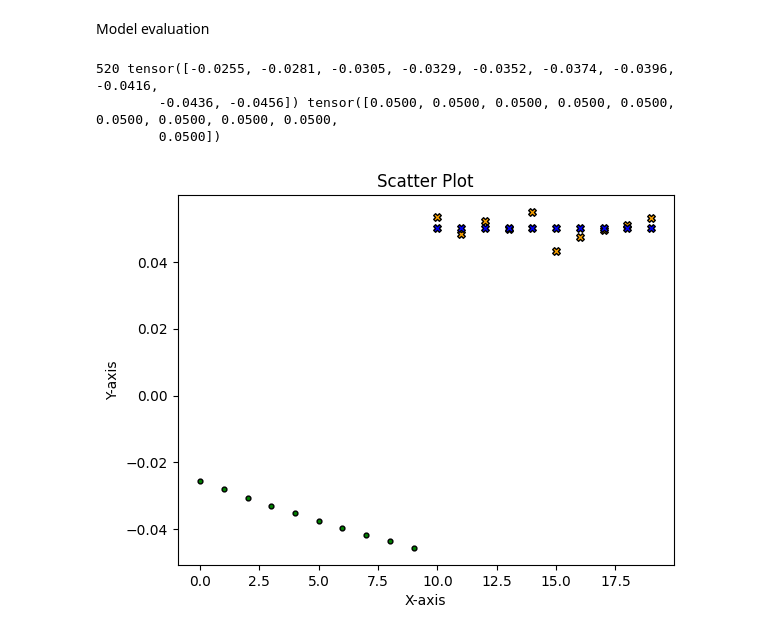
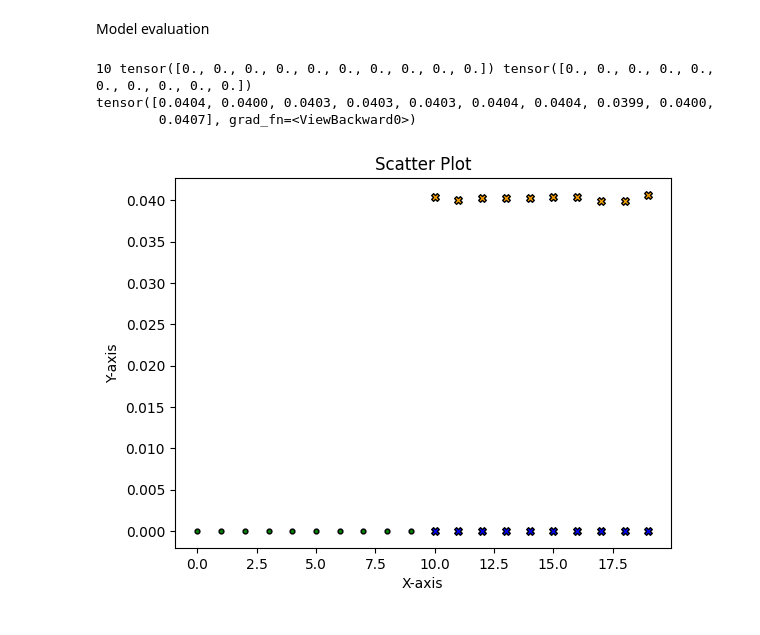
Before and after one commit to Siarzis/ai-tutor, a Jupyter notebook: lfc_disturbance_prediction_lstm.ipynb, the cells around one changed output. Drawn from its saved outputs; the diff is of its cells as text; code cells hidden in the pictures.

```diff
--- a/lfc_disturbance_prediction_lstm.ipynb
+++ b/lfc_disturbance_prediction_lstm.ipynb
@@ -207,34 +207,35 @@ plt.show()
 Model evaluation
 # %%
 for i, (test_input, test_target) in enumerate(test_tensor):
-    if i == 520:
+    if i ==10:
         print(i, test_input, test_target)
         predicted = net(test_input)
+        print(predicted)
 
         test_input = test_input.numpy()
         test_target = test_target.numpy()
         predicted = predicted.detach().numpy()
 
         t_max = len(test_target) + len(test_target)
         t = np.arange(0, t_max)
 
         # Plot dots
         plt.scatter(t[:len(test_input)], test_input, color='green', edgecolors='black', s=12)
         plt.scatter(t[len(predicted):], predicted, color='orange', marker='X', edgecolors='black', s=30)
         plt.scatter(t[len(test_target):], test_target, color='blue', marker='X', edgecolors='black', s=30)
 
         # Set labels and title
         plt.xlabel('X-axis')
         plt.ylabel('Y-axis')
         plt.title('Scatter Plot')
 
         # Show plot
         plt.show()
 # %% [output]
-520 tensor([-0.0255, -0.0281, -0.0305, -0.0329, -0.0352, -0.0374, -0.0396, -0.0416,
-        -0.0436, -0.0456]) tensor([0.0500, 0.0500, 0.0500, 0.0500, 0.0500, 0.0500, 0.0500, 0.0500, 0.0500,
-        0.0500])
+10 tensor([0., 0., 0., 0., 0., 0., 0., 0., 0., 0.]) tensor([0., 0., 0., 0., 0., 0., 0., 0., 0., 0.])
+tensor([0.0404, 0.0400, 0.0403, 0.0403, 0.0403, 0.0404, 0.0404, 0.0399, 0.0400,
+        0.0407], grad_fn=<ViewBackward0>)
-[figure, old version]
+[figure, new version]
 # %%
 num_points = 150
 seq_length = 10
```
Also changed, not shown: parts of 4 cells of this notebook.
